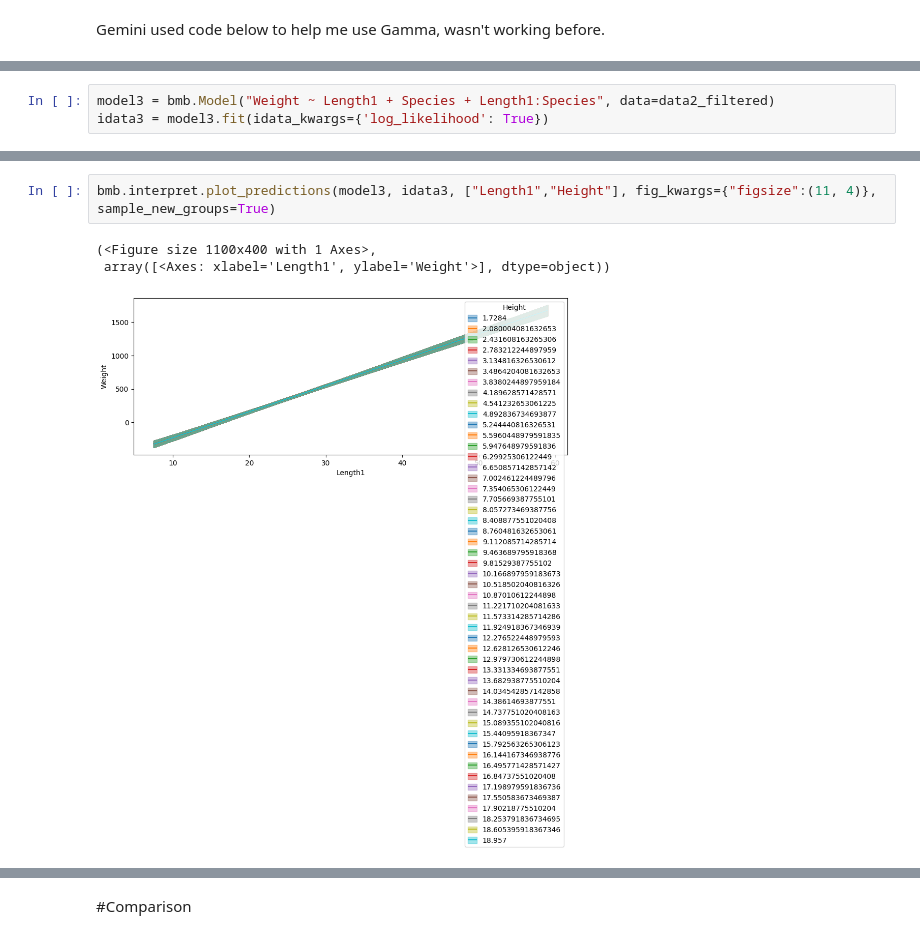
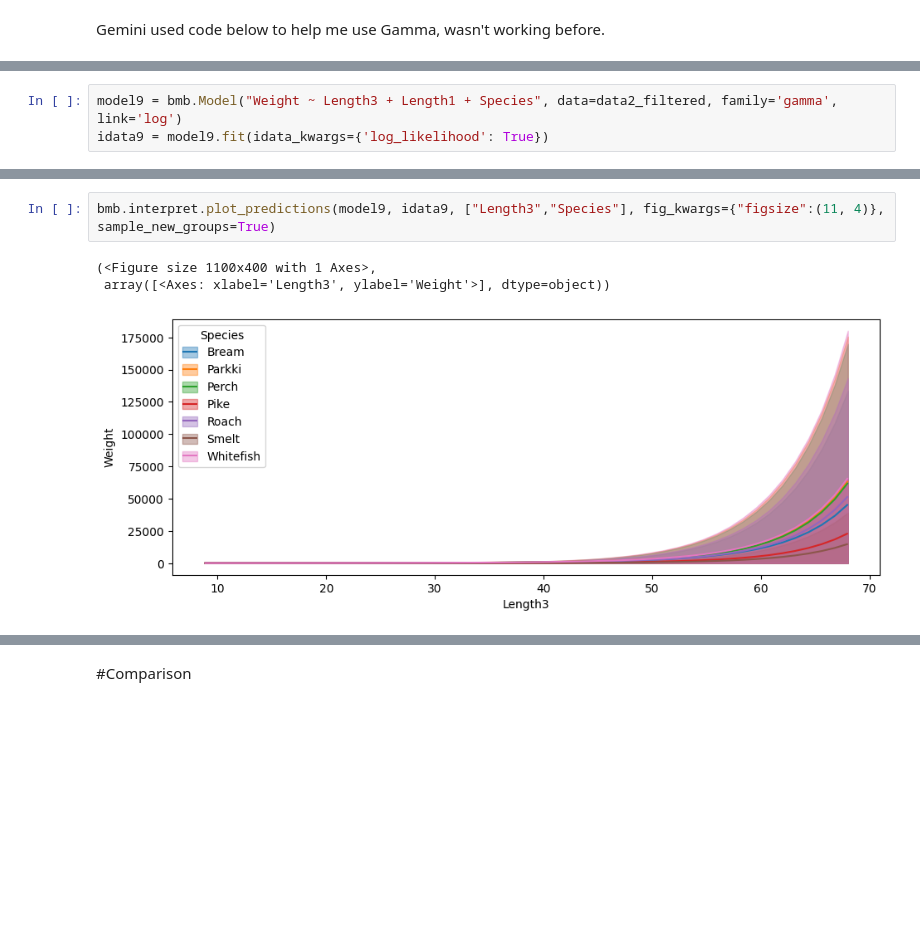
Before and after one commit to LuciusMelillo09/DataScience, a Jupyter notebook: Unit6/Luci_MeliUnit6Project.ipynb, the cells around one changed output, grey strips where cells are left out. Cells and saved outputs as stored; diff of their text form; blank space fills up the shorter version.

```diff
--- a/Unit6/Luci_MeliUnit6Project.ipynb
+++ b/Unit6/Luci_MeliUnit6Project.ipynb
@@ -130,3 +186,3 @@ Next, I created a model to predict the Weight of the fish using Length1, Species
 # %%
-model3 = bmb.Model("Weight ~ Length1 + Species + Length1:Species", data=data2_filtered)
-idata3 = model3.fit(idata_kwargs={'log_likelihood': True})
+model9 = bmb.Model("Weight ~ Length3 + Length1 + Species", data=data2_filtered, family='gamma', link='log')
+idata9 = model9.fit(idata_kwargs={'log_likelihood': True})
@@ -133,6 +192,6 @@ idata3 = model3.fit(idata_kwargs={'log_likelihood': True})
 # %%
-bmb.interpret.plot_predictions(model3, idata3, ["Length1","Height"], fig_kwargs={"figsize":(11, 4)}, sample_new_groups=True)
+bmb.interpret.plot_predictions(model9, idata9, ["Length3","Species"], fig_kwargs={"figsize":(11, 4)}, sample_new_groups=True)
 # %% [output]
 (<Figure size 1100x400 with 1 Axes>,
- array([<Axes: xlabel='Length1', ylabel='Weight'>], dtype=object))
+ array([<Axes: xlabel='Length3', ylabel='Weight'>], dtype=object))
-[figure, old version]
+[figure, new version]
```
Also changed, not shown: parts of 27 cells of this notebook.
